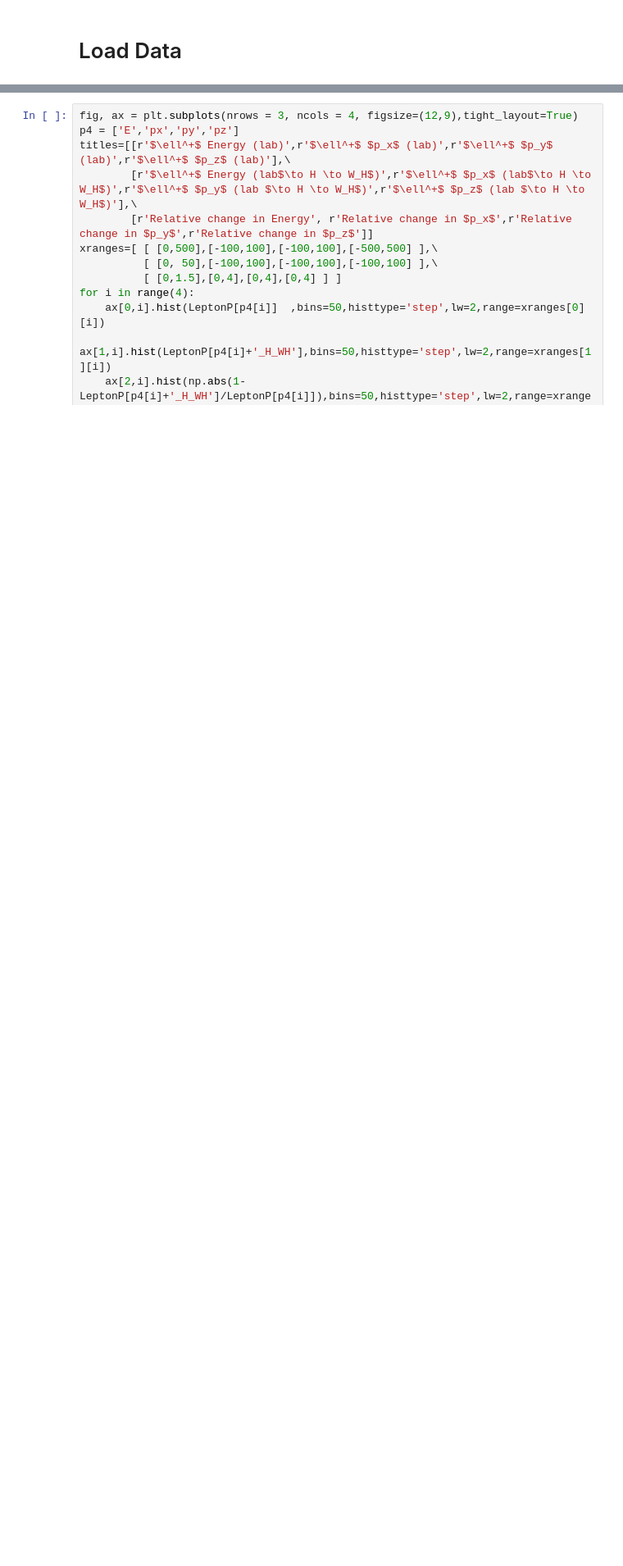
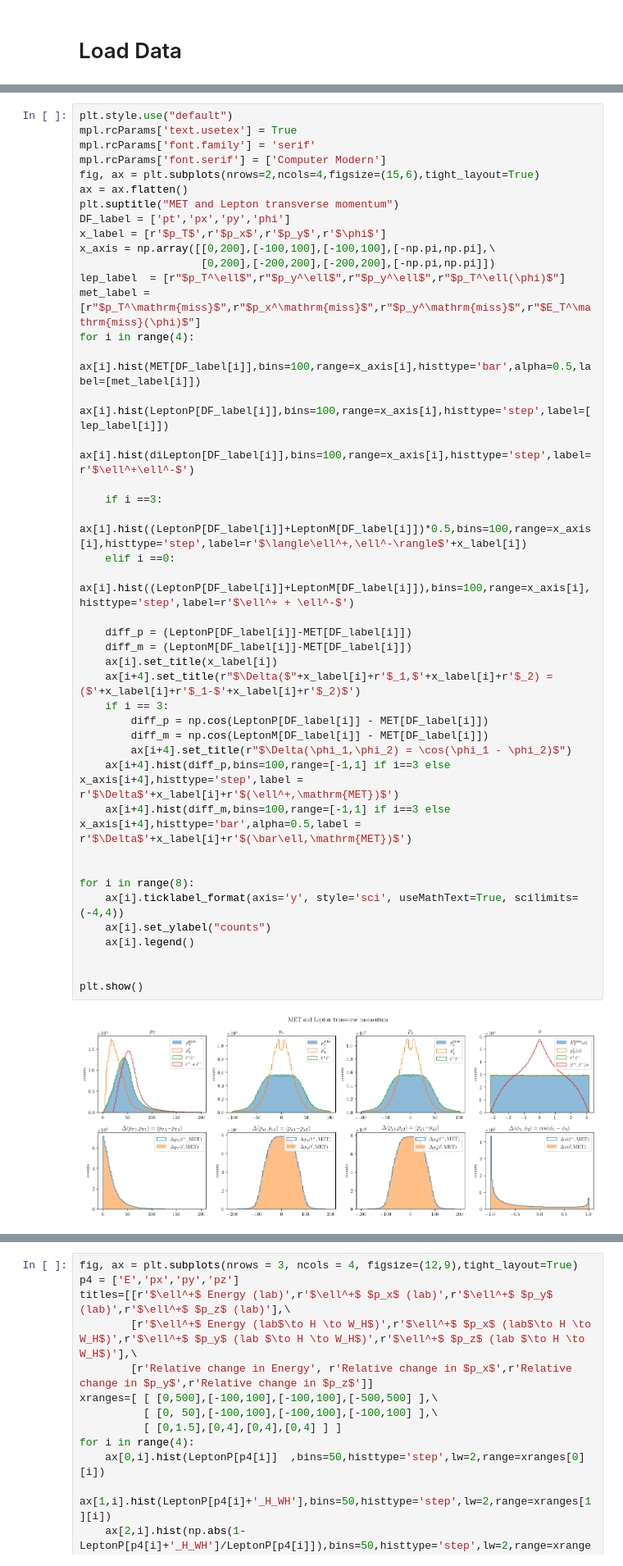
Before and after one commit to SiangYuan-Lin/Bell-Inequality-study, a Jupyter notebook: Rest_frame_reconstruction.ipynb, the cells around one changed output, grey strips where cells are left out. Shown at 82% size. Cells and saved outputs as stored; diff of their text form; blank space fills up the shorter version.

```diff
--- a/Rest_frame_reconstruction.ipynb
+++ b/Rest_frame_reconstruction.ipynb
@@ -305,0 +135,45 @@ Wall time: 13 s
+# %%
+plt.style.use("default")
+mpl.rcParams['text.usetex'] = True
+mpl.rcParams['font.family'] = 'serif'
+mpl.rcParams['font.serif'] = ['Computer Modern']
+fig, ax = plt.subplots(nrows=2,ncols=4,figsize=(15,6),tight_layout=True)
+ax = ax.flatten()
+plt.suptitle("MET and Lepton transverse momentum")
+DF_label = ['pt','px','py','phi']
+x_label = [r'$p_T$',r'$p_x$',r'$p_y$',r'$\phi$']
+x_axis = np.array([[0,200],[-100,100],[-100,100],[-np.pi,np.pi],\
+                   [0,200],[-200,200],[-200,200],[-np.pi,np.pi]])
+lep_label  = [r"$p_T^\ell$",r"$p_y^\ell$",r"$p_y^\ell$",r"$p_T^\ell(\phi)$"]
+met_label = [r"$p_T^\mathrm{miss}$",r"$p_x^\mathrm{miss}$",r"$p_y^\mathrm{miss}$",r"$E_T^\mathrm{miss}(\phi)$"]
+for i in range(4):
+    ax[i].hist(MET[DF_label[i]],bins=100,range=x_axis[i],histtype='bar',alpha=0.5,label=[met_label[i]])
+    ax[i].hist(LeptonP[DF_label[i]],bins=100,range=x_axis[i],histtype='step',label=[ lep_label[i]])
+    ax[i].hist(diLepton[DF_label[i]],bins=100,range=x_axis[i],histtype='step',label=r'$\ell^+\ell^-$')
+
+    if i ==3:
+        ax[i].hist((LeptonP[DF_label[i]]+LeptonM[DF_label[i]])*0.5,bins=100,range=x_axis[i],histtype='step',label=r'$\langle\ell^+,\ell^-\rangle$'+x_label[i])
+    elif i ==0:
+        ax[i].hist((LeptonP[DF_label[i]]+LeptonM[DF_label[i]]),bins=100,range=x_axis[i],histtype='step',label=r'$\ell^+ + \ell^-$')
+
+    diff_p = (LeptonP[DF_label[i]]-MET[DF_label[i]])
+    diff_m = (LeptonM[DF_label[i]]-MET[DF_label[i]])
+    ax[i].set_title(x_label[i])
+    ax[i+4].set_title(r"$\Delta($"+x_label[i]+r'$_1,$'+x_label[i]+r'$_2) = ($'+x_label[i]+r'$_1-$'+x_label[i]+r'$_2)$')
+    if i == 3:
+        diff_p = np.cos(LeptonP[DF_label[i]] - MET[DF_label[i]])
+        diff_m = np.cos(LeptonM[DF_label[i]] - MET[DF_label[i]])
+        ax[i+4].set_title(r"$\Delta(\phi_1,\phi_2) = \cos(\phi_1 - \phi_2)$")
+    ax[i+4].hist(diff_p,bins=100,range=[-1,1] if i==3 else x_axis[i+4],histtype='step',label = r'$\Delta$'+x_label[i]+r'$(\ell^+,\mathrm{MET})$')
+    ax[i+4].hist(diff_m,bins=100,range=[-1,1] if i==3 else x_axis[i+4],histtype='bar',alpha=0.5,label = r'$\Delta$'+x_label[i]+r'$(\bar\ell,\mathrm{MET})$')
+
+
+for i in range(8):
+    ax[i].ticklabel_format(axis='y', style='sci', useMathText=True, scilimits=(-4,4))
+    ax[i].set_ylabel("counts")
+    ax[i].legend()
+
+
+plt.show()
+# %% [output]
+[figure, added]
```
Also changed, not shown: parts of 84 cells of this notebook, 6 other files.
